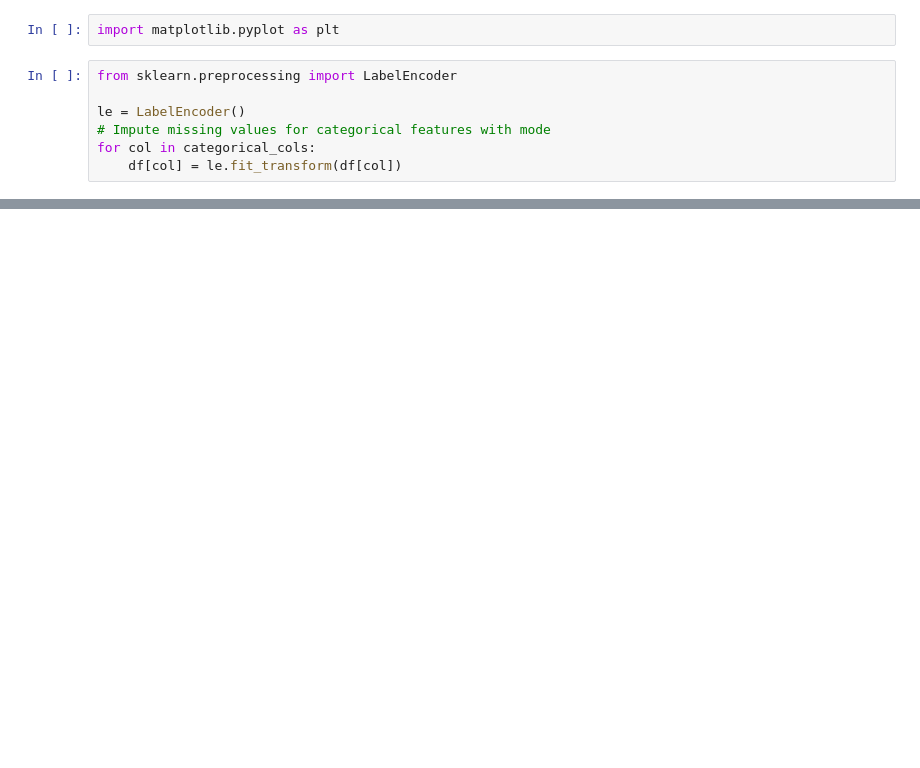
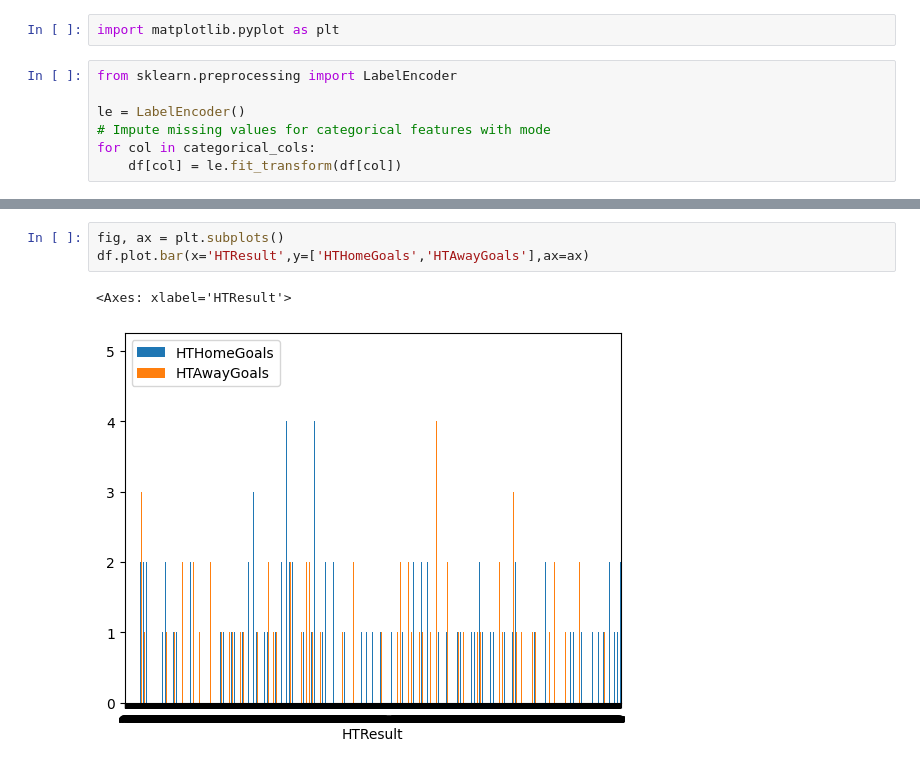
Before and after one commit to maharshi0706/Machine-Learning-Mini-Project, a Jupyter notebook: Data Cleaning/dataset.ipynb, the cells around one changed output, grey strips where cells are left out. Cells and saved outputs as stored; diff of their text form; blank space fills up the shorter version.

```diff
--- a/Data Cleaning/dataset.ipynb
+++ b/Data Cleaning/dataset.ipynb
@@ -106,0 +113,6 @@ for column in df.columns:
+# %%
+fig, ax = plt.subplots()
+df.plot.bar(x='HTResult',y=['HTHomeGoals','HTAwayGoals'],ax=ax)
+# %% [output]
+<Axes: xlabel='HTResult'>
+[figure, added]
```
Also changed, not shown: parts of 7 cells of this notebook.
